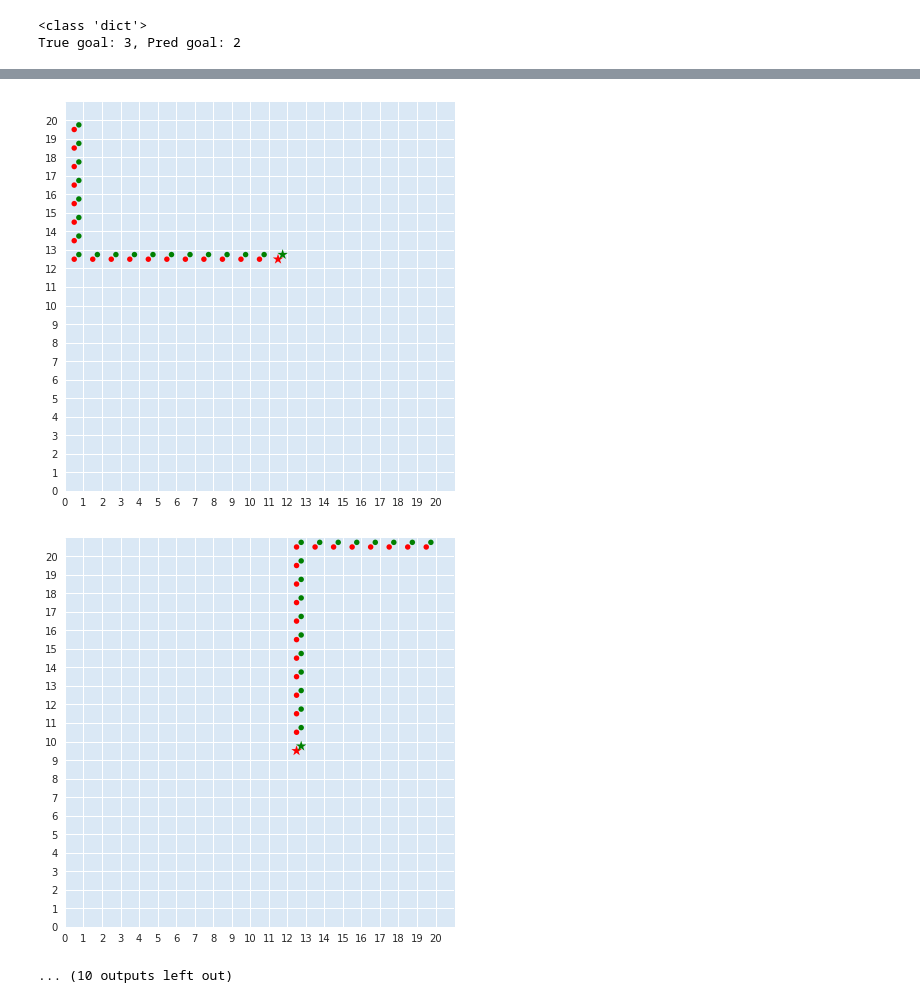
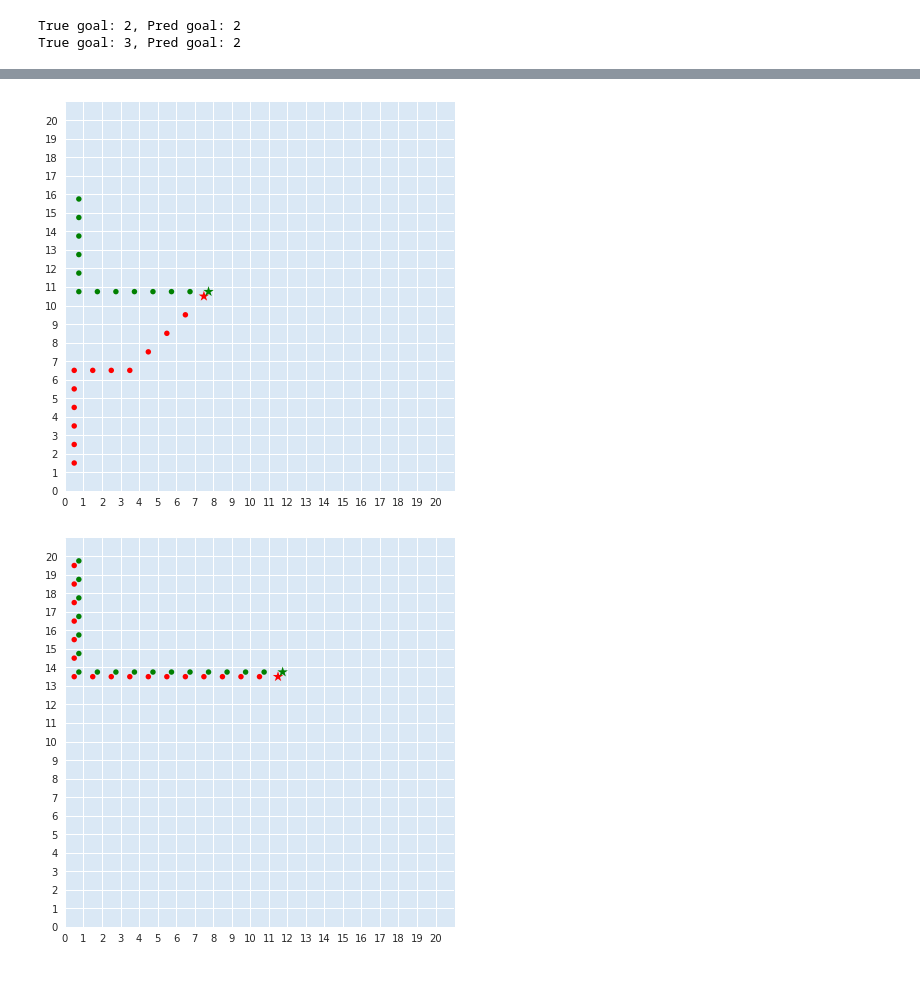
Before and after one commit to sharma-arjun/DirectedInfo-GAIL, a Jupyter notebook: plots/plot_trajectories.ipynb, the cells around one changed output, grey strips where cells are left out. Saved outputs shown, nothing was run; the diff lists cells and outputs as text; code cells hidden in the pictures.

Commit message:
Fix bug in visualizing trajectories
* We were wrongly visualizing expert trajectories ONLY.

```diff
--- a/plots/plot_trajectories.ipynb
+++ b/plots/plot_trajectories.ipynb
@@ -108,7 +108,7 @@ def plot_trajectory(traj_data, grid_size,
 
         if pred_traj_data is not None:
             pred_x, pred_y = pred_traj_data[i, 0], pred_traj_data[i, 1]
-            ax.scatter(x=y + 0.75, y=grid_size - 1 - x + 0.75, c='g',
+            ax.scatter(x=pred_y + 0.75, y=grid_size - 1 - pred_x + 0.75, c='g',
                        s=120, marker=marker, edgecolors='none')
 
     if len(save_path) > 0:
@@ -147,7 +147,6 @@ def plot_pickle_results(results_pkl_path, num_traj_to_plot=10):
         'results pickle does not exist {}'.format(results_pkl_path)
     with open(results_pkl_path, 'rb') as results_f:
         results_dict = pickle.load(results_f)
-        print(type(results_dict))
         total_traj = len(results_dict['true_traj'])
         for i in range(num_traj_to_plot):
             traj_idx = np.random.randint(total_traj)
@@ -172,8 +171,8 @@ def plot_pickle_results(results_pkl_path, num_traj_to_plot=10):
                             figsize=(6, 6))
 
 
-plot_pickle_results('../results/diverse_traj/results_epoch_1000/results.pkl',
-                    num_traj_to_plot=20)
+plot_pickle_results('../results/diverse_traj/results_lr_001_epoch_1000_save_freq_100/results_cp_500.pkl',
+                    num_traj_to_plot=10)
 # %% [output]
-<class 'dict'>
+True goal: 2, Pred goal: 2
 True goal: 3, Pred goal: 2
@@ -207,3 +195,2 @@ True goal: 1, Pred goal: 2
-[figure, old version]
+[figure, new version]
-[figure, old version]
+[figure, new version]
-... (10 outputs left out)
```
Also changed, not shown: parts of 2 cells of this notebook.
